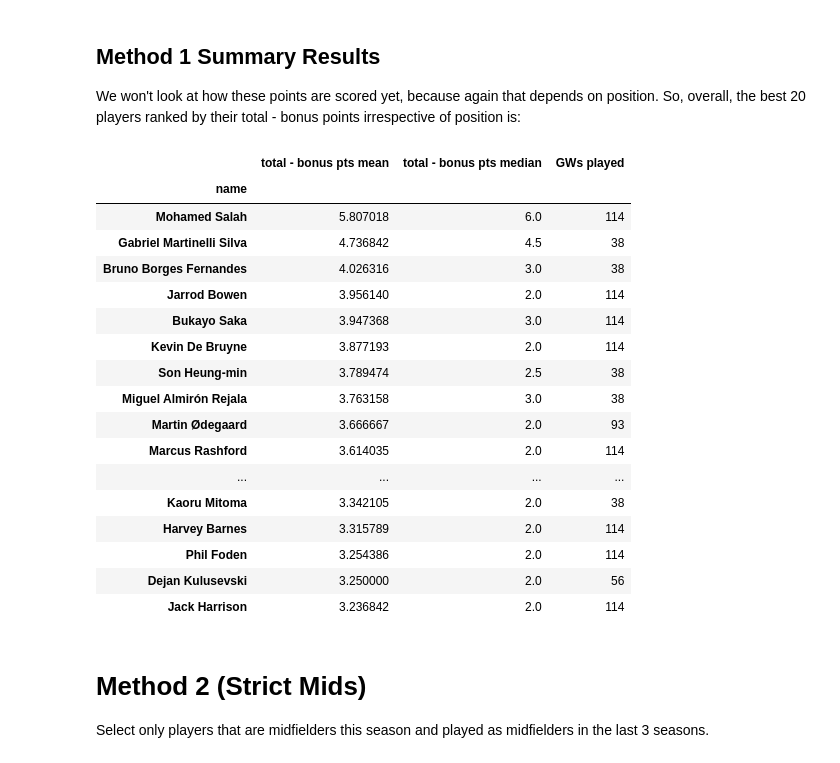
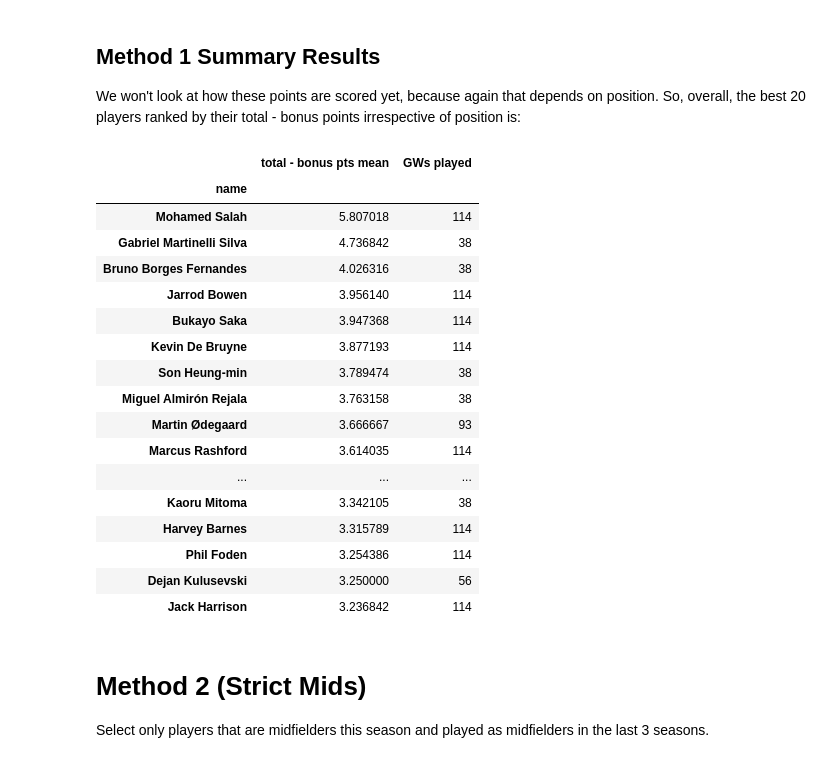
Before and after one commit to cooke99/PL-Analysis, a Jupyter notebook: Midfielder Player Analysis.ipynb, the cells around one changed output. Saved outputs shown, nothing was run; the diff lists cells and outputs as text; code cells hidden in the pictures.

Commit message:
Finalise methodology

```diff
--- a/Midfielder Player Analysis.ipynb
+++ b/Midfielder Player Analysis.ipynb
@@ -209,5 +209,6 @@ top_20_MIDs_mean_med = top_20_MIDs_mean_med.iloc[0:20]
 top_20_MIDs_mean_med.columns = top_20_MIDs_mean_med.columns.to_flat_index()
 top_20_MIDs_mean_med = top_20_MIDs_mean_med.rename(columns={('total - bonus points','mean'):'total - bonus pts mean',
                                      ('total - bonus points','median'):'total - bonus pts median'})
-top_20_MIDs_mean_med
+top_20_MIDs_mean = top_20_MIDs_mean_med.drop(columns=['total - bonus pts median'])
+top_20_MIDs_mean
 # %% [output]
@@ -232,5 +233,5 @@ top_20_MIDs_mean_med
 # %%
-top_20_MIDs_names = list(top_20_MIDs_mean_med.index)
+top_20_MIDs_names = list(top_20_MIDs_mean.index)
 top_20_MIDs_names
 # %% [output]
 ['Mohamed Salah',
@@ -259,6 +260,6 @@ top_20_MIDs_names
 matches_played = MIDs_2020_23_data.loc[:,['name','GW']].groupby('name').size()
 matches_played = matches_played.loc[top_20_MIDs_names]
 matches_played.name = 'GWs played'
-top_20_MIDs_mean_med = top_20_MIDs_mean_med.join(matches_played)
-top_20_MIDs_mean_med
+top_20_MIDs_mean = top_20_MIDs_mean.join(matches_played)
+top_20_MIDs_mean
 # %% [output]
@@ -313,27 +314,27 @@ plt.show()
 We won't look at how these points are scored yet, because again that depends on position.
 So, overall, the best 20 players ranked by their total - bonus points irrespective of position is:
 # %%
-method_1_results = top_20_MIDs_mean_med.copy()
+method_1_results = top_20_MIDs_mean.copy()
 method_1_results
 # %% [output]
-|  | total - bonus pts mean | total - bonus pts median | GWs played |
-| name |  |  |  |
-| Mohamed Salah | 5.807018 | 6.0 | 114 |
-| Gabriel Martinelli Silva | 4.736842 | 4.5 | 38 |
-| Bruno Borges Fernandes | 4.026316 | 3.0 | 38 |
-| Jarrod Bowen | 3.956140 | 2.0 | 114 |
-| Bukayo Saka | 3.947368 | 3.0 | 114 |
-| Kevin De Bruyne | 3.877193 | 2.0 | 114 |
-| Son Heung-min | 3.789474 | 2.5 | 38 |
-| Miguel Almirón Rejala | 3.763158 | 3.0 | 38 |
-| Martin Ødegaard | 3.666667 | 2.0 | 93 |
-| Marcus Rashford | 3.614035 | 2.0 | 114 |
-| ... | ... | ... | ... |
-| Kaoru Mitoma | 3.342105 | 2.0 | 38 |
-| Harvey Barnes | 3.315789 | 2.0 | 114 |
-| Phil Foden | 3.254386 | 2.0 | 114 |
-| Dejan Kulusevski | 3.250000 | 2.0 | 56 |
-| Jack Harrison | 3.236842 | 2.0 | 114 |
+|  | total - bonus pts mean | GWs played |
+| name |  |  |
+| Mohamed Salah | 5.807018 | 114 |
+| Gabriel Martinelli Silva | 4.736842 | 38 |
+| Bruno Borges Fernandes | 4.026316 | 38 |
+| Jarrod Bowen | 3.956140 | 114 |
+| Bukayo Saka | 3.947368 | 114 |
+| Kevin De Bruyne | 3.877193 | 114 |
+| Son Heung-min | 3.789474 | 38 |
+| Miguel Almirón Rejala | 3.763158 | 38 |
+| Martin Ødegaard | 3.666667 | 93 |
+| Marcus Rashford | 3.614035 | 114 |
+| ... | ... | ... |
+| Kaoru Mitoma | 3.342105 | 38 |
+| Harvey Barnes | 3.315789 | 114 |
+| Phil Foden | 3.254386 | 114 |
+| Dejan Kulusevski | 3.250000 | 56 |
+| Jack Harrison | 3.236842 | 114 |
 # %% [markdown]
 # Method 2 (Strict Mids)
 
```
Also changed, not shown: parts of 13 cells of this notebook, 1 other file.
